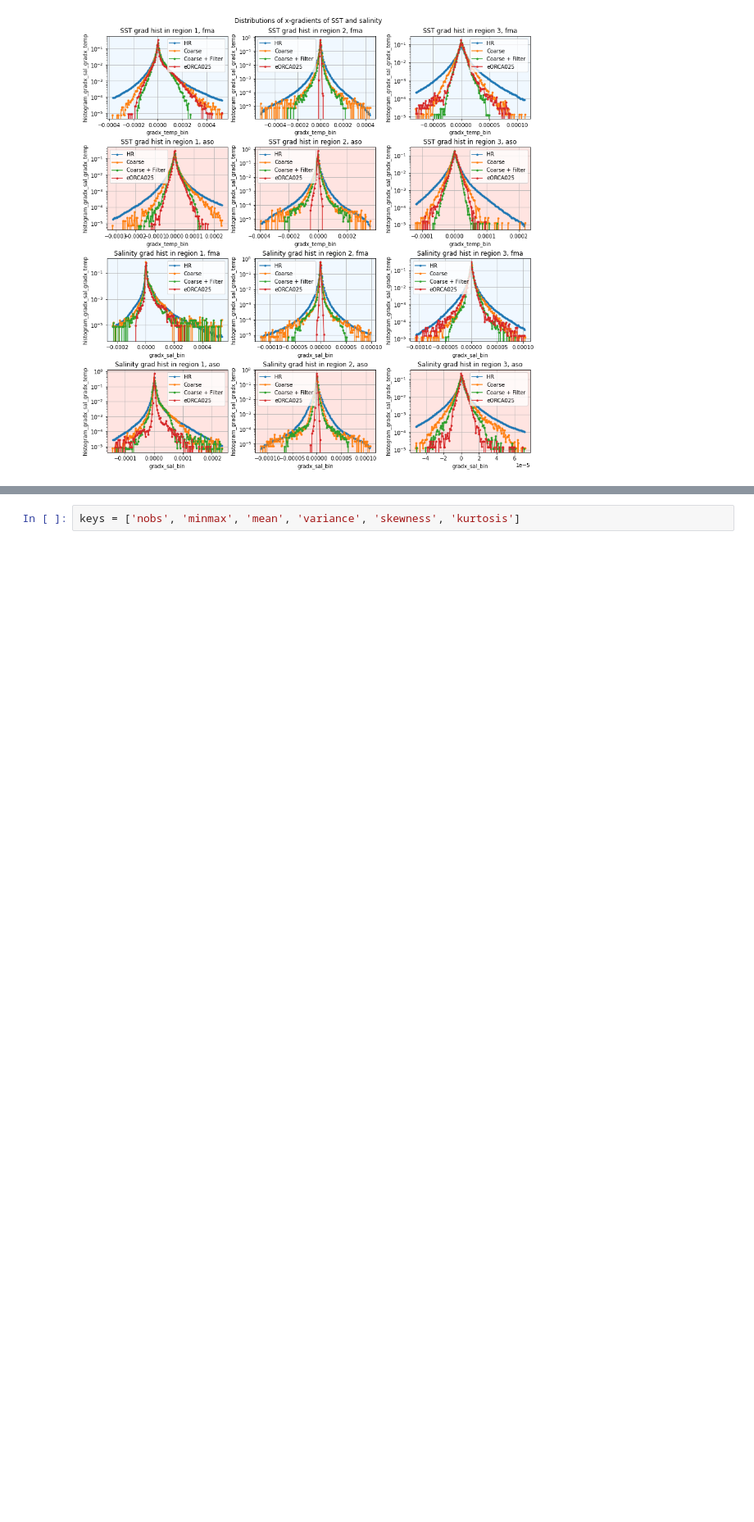
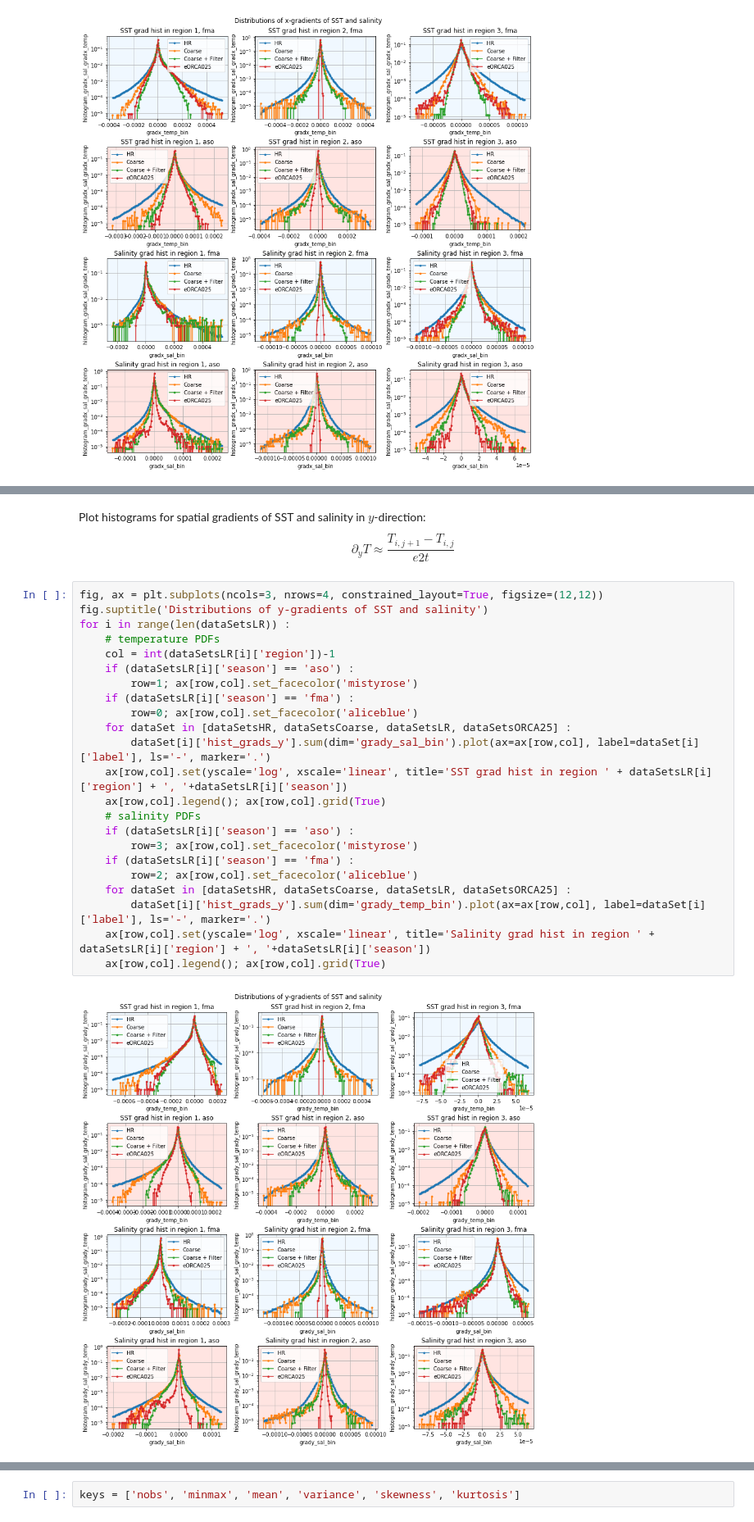
Before and after one commit to anastasiaGor/oceanDataNotebooks, a Jupyter notebook: gcm_filter/histograms_spec_regions.ipynb, the cells around one changed output, grey strips where cells are left out. Shown at 82% size. Cells and saved outputs as stored; diff of their text form; blank space fills up the shorter version.

```diff
--- a/gcm_filter/histograms_spec_regions.ipynb
+++ b/gcm_filter/histograms_spec_regions.ipynb
@@ -644 +613,29 @@ rho0 = 0.1 # for non-dimesionalization
+# %% [markdown]
+Plot histograms for spatial gradients of SST and salinity in $y$-direction:
+$$\partial_y T \approx \frac{T_{i, j+1} - T_{i, j}}{e2t} $$
+# %%
+fig, ax = plt.subplots(ncols=3, nrows=4, constrained_layout=True, figsize=(12,12))
+fig.suptitle('Distributions of y-gradients of SST and salinity')
+for i in range(len(dataSetsLR)) :
+    # temperature PDFs
+    col = int(dataSetsLR[i]['region'])-1
+    if (dataSetsLR[i]['season'] == 'aso') :
+        row=1; ax[row,col].set_facecolor('mistyrose')
+    if (dataSetsLR[i]['season'] == 'fma') :
+        row=0; ax[row,col].set_facecolor('aliceblue')
+    for dataSet in [dataSetsHR, dataSetsCoarse, dataSetsLR, dataSetsORCA25] :
+        dataSet[i]['hist_grads_y'].sum(dim='grady_sal_bin').plot(ax=ax[row,col], label=dataSet[i]['label'], ls='-', marker='.')
+    ax[row,col].set(yscale='log', xscale='linear', title='SST grad hist in region ' + dataSetsLR[i]['region'] + ', '+dataSetsLR[i]['season'])
+    ax[row,col].legend(); ax[row,col].grid(True)
+    # salinity PDFs
+    if (dataSetsLR[i]['season'] == 'aso') :
+        row=3; ax[row,col].set_facecolor('mistyrose')
+    if (dataSetsLR[i]['season'] == 'fma') :
+        row=2; ax[row,col].set_facecolor('aliceblue')
+    for dataSet in [dataSetsHR, dataSetsCoarse, dataSetsLR, dataSetsORCA25] :
+        dataSet[i]['hist_grads_y'].sum(dim='grady_temp_bin').plot(ax=ax[row,col], label=dataSet[i]['label'], ls='-', marker='.')
+    ax[row,col].set(yscale='log', xscale='linear', title='Salinity grad hist in region ' + dataSetsLR[i]['region'] + ', '+dataSetsLR[i]['season'])
+    ax[row,col].legend(); ax[row,col].grid(True)
+# %% [output]
+[figure, added]
 # %% [markdown]
```
Also changed, not shown: parts of 50 cells of this notebook.
